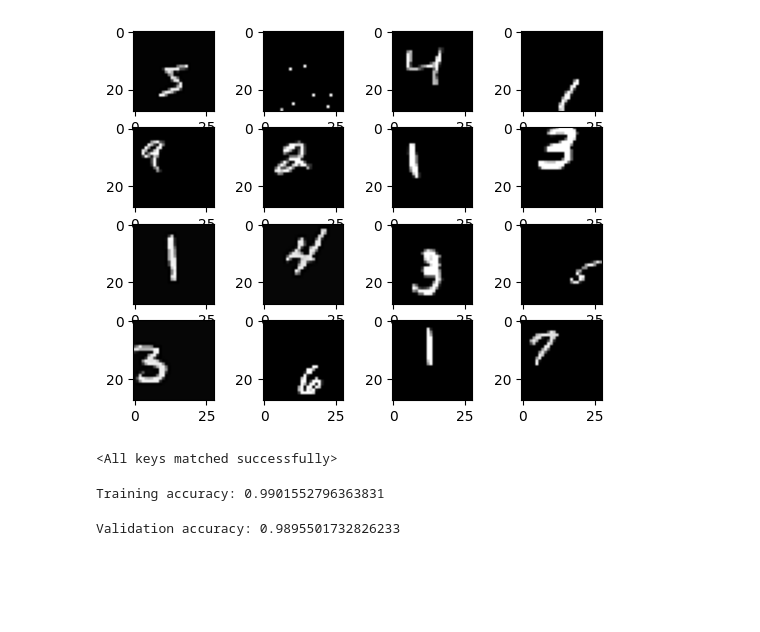
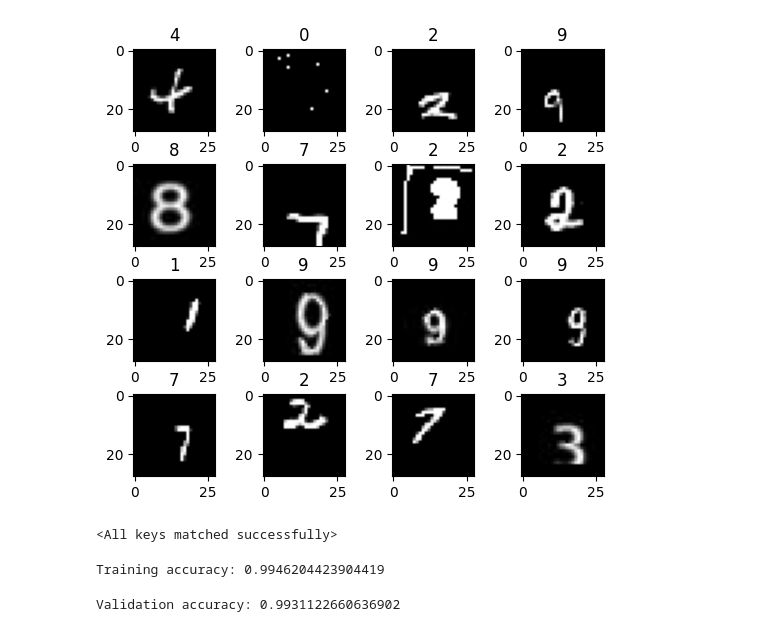
Before and after one commit to andraspalasti/sudoku-solver, a Jupyter notebook: notebooks/digit_accuracy.ipynb, the cells around one changed output. Cells and saved outputs as stored; diff of their text form; code cells hidden in the pictures; blank space fills up the shorter version.

```diff
--- a/notebooks/digit_accuracy.ipynb
+++ b/notebooks/digit_accuracy.ipynb
@@ -9,13 +10,17 @@ from ml.train import get_digit_classifier
 # %%
 model, train_set, validation_set, _ = get_digit_classifier('cpu')
 
-for i in range(16):
-    img, target = train_set[i]
+plt.subplots_adjust(hspace=0.4, top=1)
+ixs = np.random.randint(0, len(train_set), size=(16,))
+for i, ix in enumerate(ixs):
+    img, target = train_set[ix]
     img = img.permute(1, 2, 0).numpy() * 255
 
-    plt.subplot(4, 4, i+1), plt.imshow(img, 'gray')
+    plt.subplot(4, 4, i+1)
+    plt.title(target)
+    plt.imshow(img, 'gray')
 # %% [output]
-[figure, old version]
+[figure, new version]
 # %%
 checkpoint = torch.load('../models/digitclassifier_best.pth.tar', map_location='cpu')
 model.load_state_dict(checkpoint['state_dict'])
@@ -40,9 +45,9 @@ def accuracy(loader: DataLoader):
 train_acc = accuracy(train_loader)
 print(f'Training accuracy: {train_acc}')
 # %% [output]
-Training accuracy: 0.9901552796363831
+Training accuracy: 0.9946204423904419
 # %%
 val_acc = accuracy(val_loader)
 print(f'Validation accuracy: {val_acc}')
 # %% [output]
-Validation accuracy: 0.9895501732826233
+Validation accuracy: 0.9931122660636902
```
Also changed, not shown: parts of 1 cell of this notebook, 2 other files.
